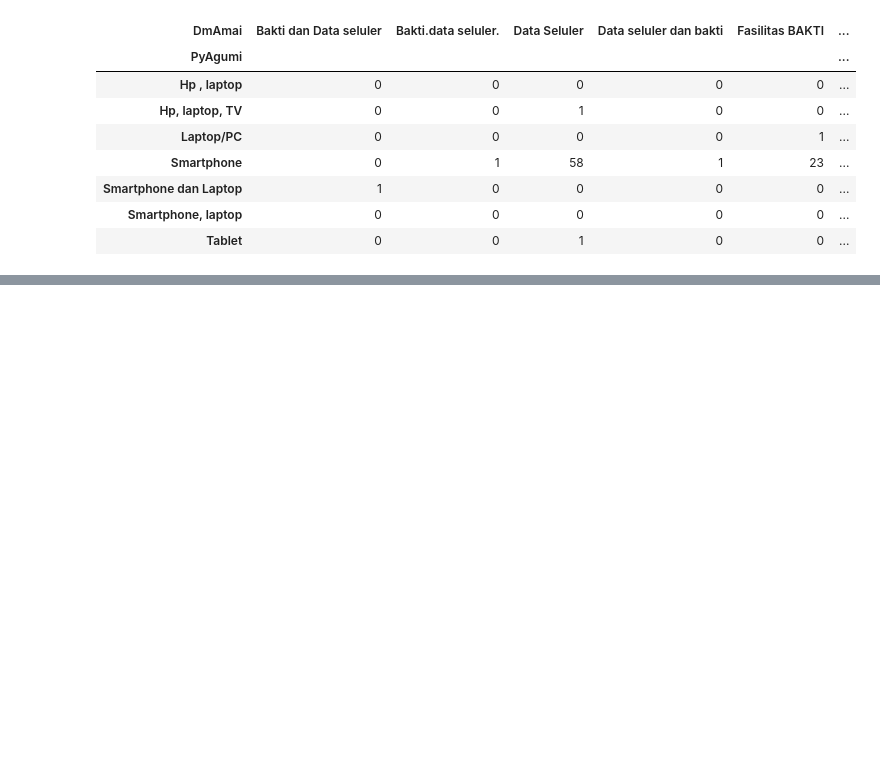
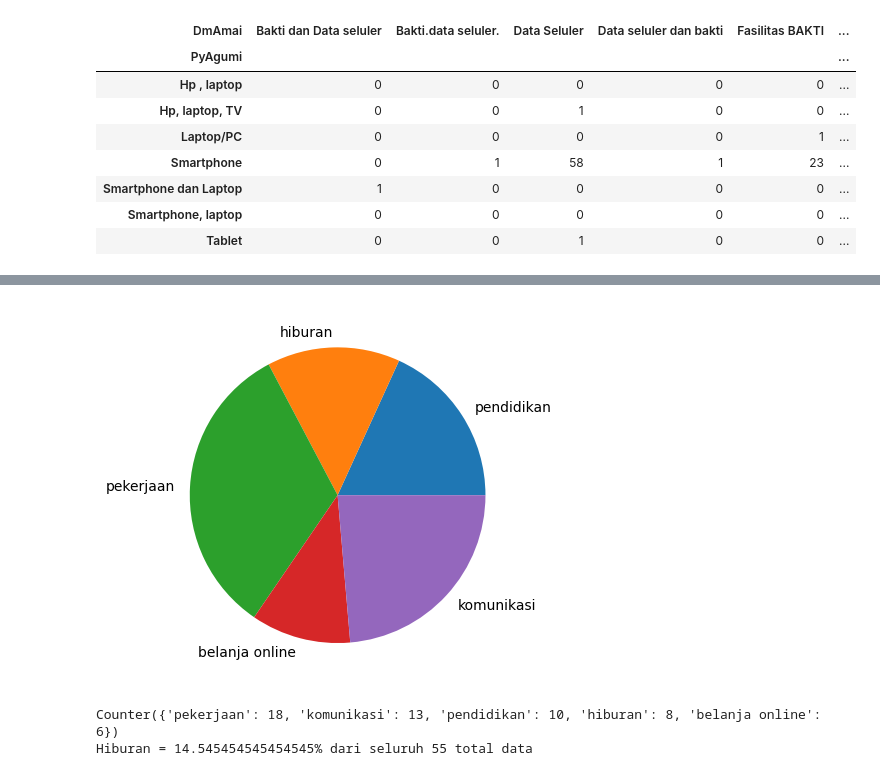
Before and after one commit to taudataanalytics/bakti2024, a Jupyter notebook: Bakti-2024.ipynb, the cells around one changed output, grey strips where cells are left out. Cells and saved outputs as stored; diff of their text form; code cells hidden in the pictures; blank space fills up the shorter version.

```diff
--- a/Bakti-2024.ipynb
+++ b/Bakti-2024.ipynb
@@ -550,0 +525,18 @@ p = dfG.Psalp.value_counts().plot(kind='pie')
+# %%
+#  'Apa tujuan utama Anda menggunakan internet?\n( Pilih semua yang sesuai )': 'AtuAmiPsys',
+# Hanya BAKTI
+ss = dfS2.AtuAmiPsys
+S = []
+for s in ss:
+    sTmp = [t.lower().strip() for t in s.replace("e.g., ", "").split(",")]
+    S.extend(sTmp)
+s = Counter(S)
+plt.pie(s.values(), labels=s.keys())
+plt.show()
+print(s)
+dSum = sum(s.values())
+print("Hiburan = {}% dari seluruh {} total data".format(s["hiburan"]*100/dSum, dSum))
+# %% [output]
+[figure, added]
+Counter({'pekerjaan': 18, 'komunikasi': 13, 'pendidikan': 10, 'hiburan': 8, 'belanja online': 6})
+Hiburan = 14.545454545454545% dari seluruh 55 total data
```
Also changed, not shown: parts of 14 cells of this notebook.
